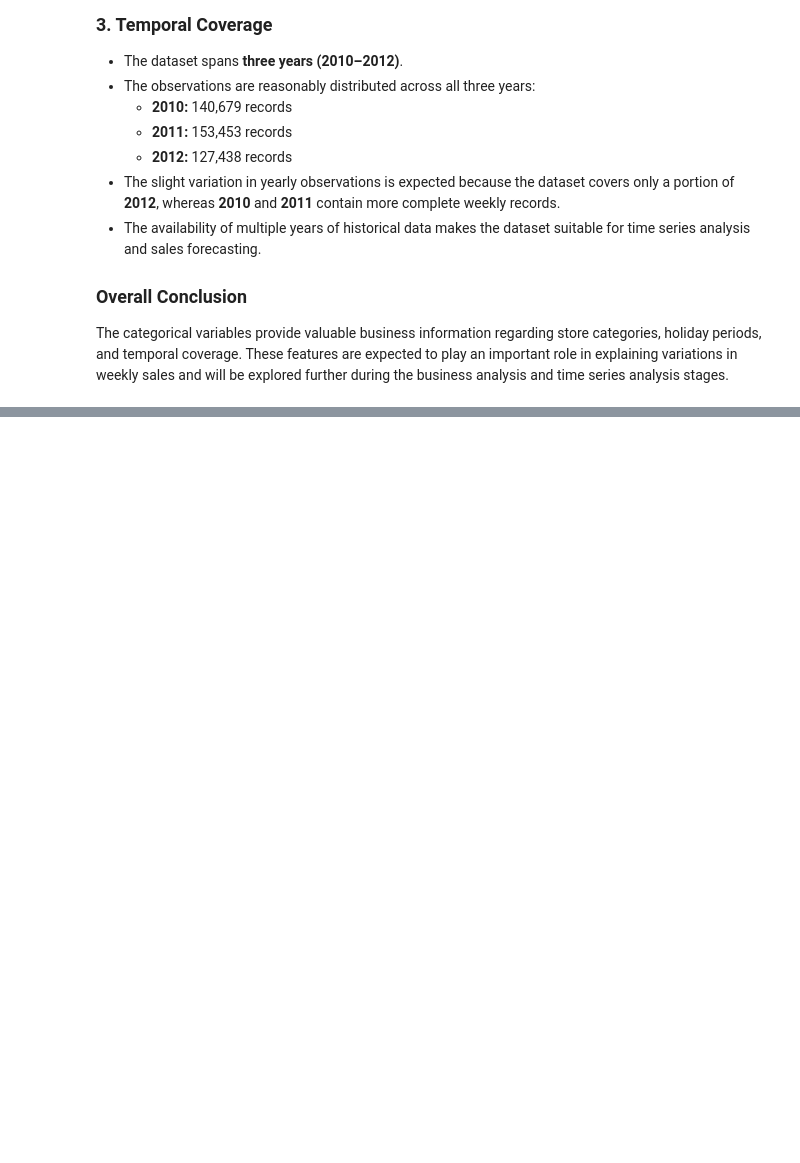
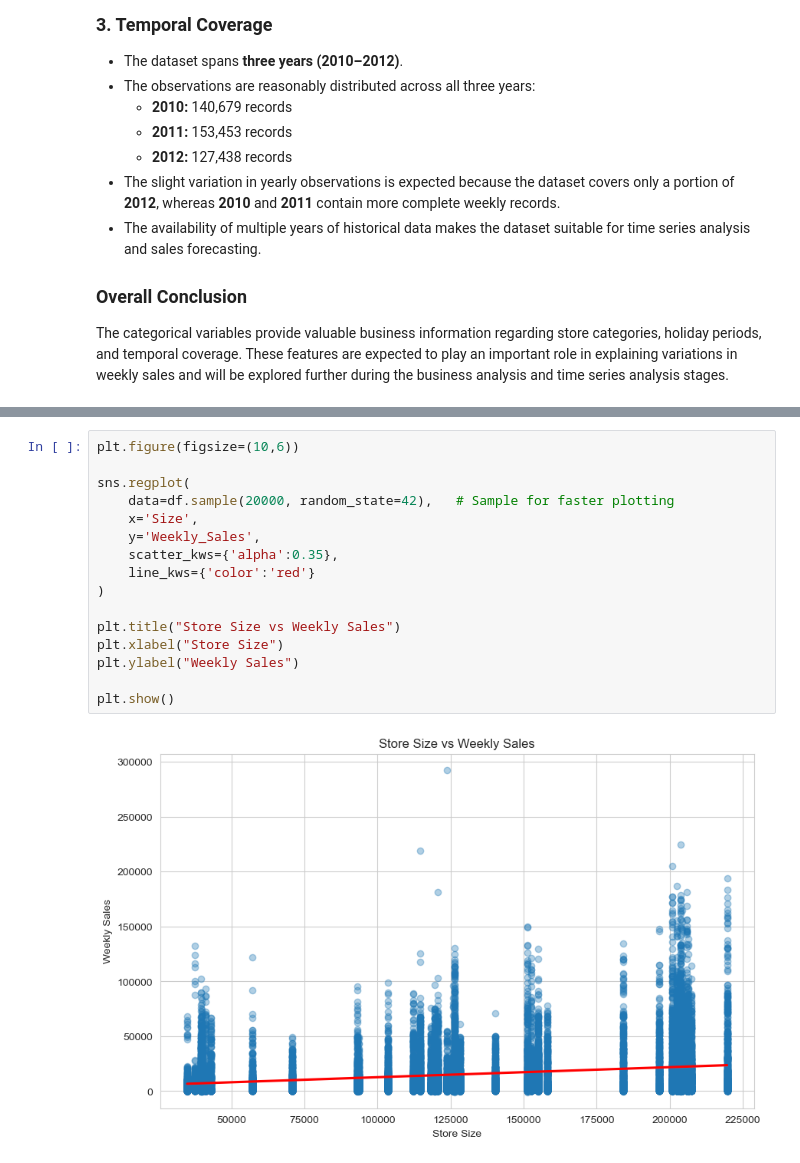
Before and after one commit to sauryaprakash004-crypto/Python, a Jupyter notebook: Classes/eda.ipynb, the cells around one changed output, grey strips where cells are left out. Drawn from its saved outputs; the diff is of its cells as text; blank space fills up the shorter version.

```diff
--- a/Classes/eda.ipynb
+++ b/Classes/eda.ipynb
@@ -894,0 +1054,18 @@ The categorical variables provide valuable business information regarding store
+# %%
+plt.figure(figsize=(10,6))
+
+sns.regplot(
+    data=df.sample(20000, random_state=42),   # Sample for faster plotting
+    x='Size',
+    y='Weekly_Sales',
+    scatter_kws={'alpha':0.35},
+    line_kws={'color':'red'}
+)
+
+plt.title("Store Size vs Weekly Sales")
+plt.xlabel("Store Size")
+plt.ylabel("Weekly Sales")
+
+plt.show()
+# %% [output]
+[figure, added]
```
Also changed, not shown: parts of 25 cells of this notebook.
